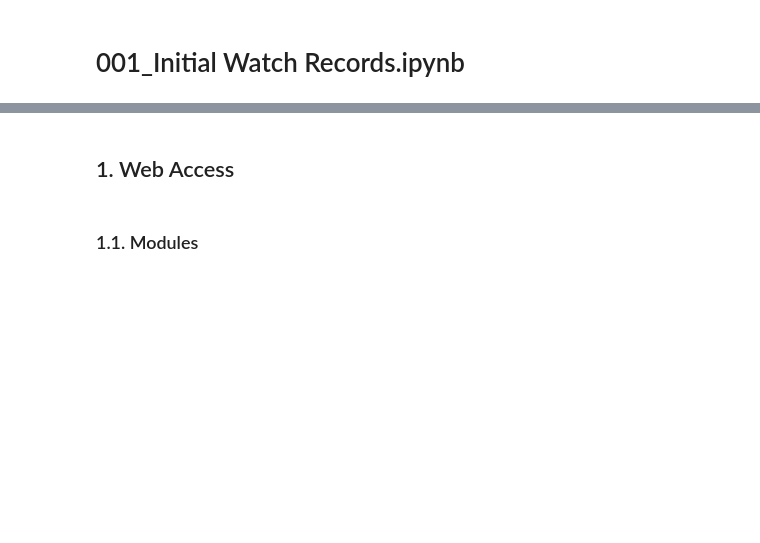
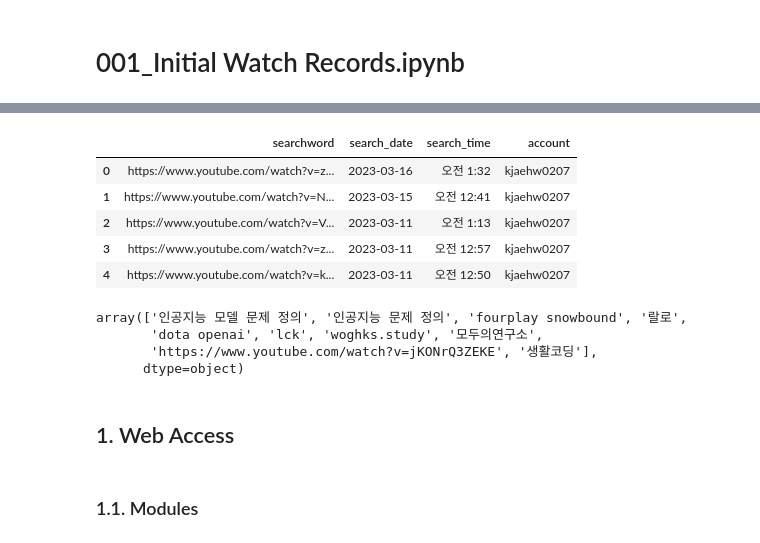
Before and after one commit to Jhwan-adV/side1_youtube, a Jupyter notebook: 001_Initial_Watch_Records.ipynb, the cells around one changed output, grey strips where cells are left out. Saved outputs shown, nothing was run; the diff lists cells and outputs as text; code cells hidden in the pictures; blank space fills up the shorter version.

```diff
--- a/001_Initial_Watch_Records.ipynb
+++ b/001_Initial_Watch_Records.ipynb
@@ -3,3 +55,20 @@
+# %%
+df_search = read_csv('data/20230329_search_record_initial.csv')
+df_search.head()
+# %% [output]
+|  | searchword | search_date | search_time | account |
+| 0 | https://www.youtube.com/watch?v=z... | 2023-03-16 | 오전 1:32 | kjaehw0207 |
+| 1 | https://www.youtube.com/watch?v=N... | 2023-03-15 | 오전 12:41 | kjaehw0207 |
+| 2 | https://www.youtube.com/watch?v=V... | 2023-03-11 | 오전 1:13 | kjaehw0207 |
+| 3 | https://www.youtube.com/watch?v=z... | 2023-03-11 | 오전 12:57 | kjaehw0207 |
+| 4 | https://www.youtube.com/watch?v=k... | 2023-03-11 | 오전 12:50 | kjaehw0207 |
+# %%
+df_search['searchword'].unique()[30:40]
+# %% [output]
+array(['인공지능 모델 문제 정의', '인공지능 문제 정의', 'fourplay snowbound', '랄로',
+       'dota openai', 'lck', 'woghks.study', '모두의연구소',
+       'https://www.youtube.com/watch?v=jKONrQ3ZEKE', '생활코딩'],
+      dtype=object)
 # %% [markdown]
 ## 1. Web Access
 # %% [markdown]
```
Also changed, not shown: parts of 4 cells of this notebook, 1 other file.
